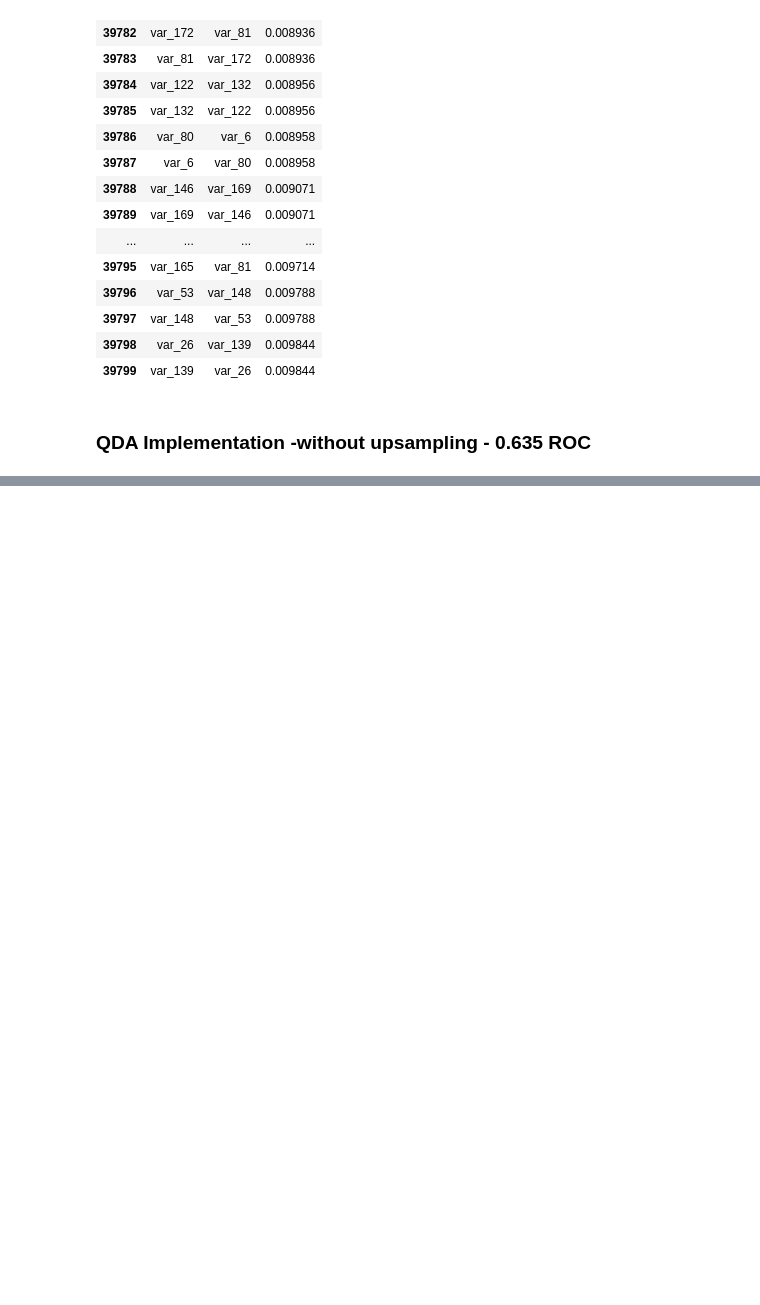
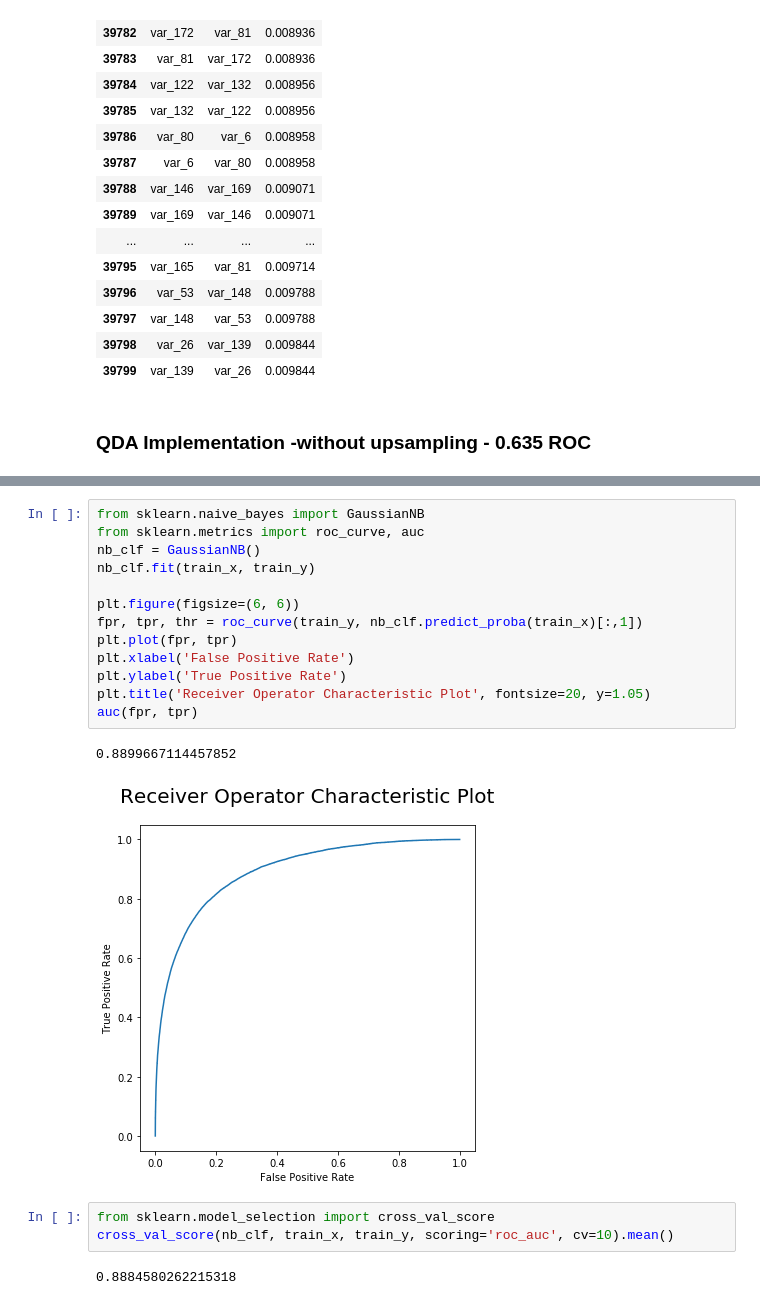
Before and after one commit to parihardeepanshu/DS5220, a Jupyter notebook: DS5220_project.ipynb, the cells around one changed output, grey strips where cells are left out. Saved outputs shown, nothing was run; the diff lists cells and outputs as text; blank space fills up the shorter version.

```diff
--- a/DS5220_project.ipynb
+++ b/DS5220_project.ipynb
@@ -183,0 +224,21 @@ qda_score_us
+# %%
+from sklearn.naive_bayes import GaussianNB
+from sklearn.metrics import roc_curve, auc
+nb_clf = GaussianNB()
+nb_clf.fit(train_x, train_y)
+
+plt.figure(figsize=(6, 6))
+fpr, tpr, thr = roc_curve(train_y, nb_clf.predict_proba(train_x)[:,1])
+plt.plot(fpr, tpr)
+plt.xlabel('False Positive Rate')
+plt.ylabel('True Positive Rate')
+plt.title('Receiver Operator Characteristic Plot', fontsize=20, y=1.05)
+auc(fpr, tpr)
+# %% [output]
+0.8899667114457852
+[figure, added]
+# %%
+from sklearn.model_selection import cross_val_score
+cross_val_score(nb_clf, train_x, train_y, scoring='roc_auc', cv=10).mean()
+# %% [output]
+0.8884580262215318
```
Also changed, not shown: parts of 15 cells of this notebook, 3 other files.
